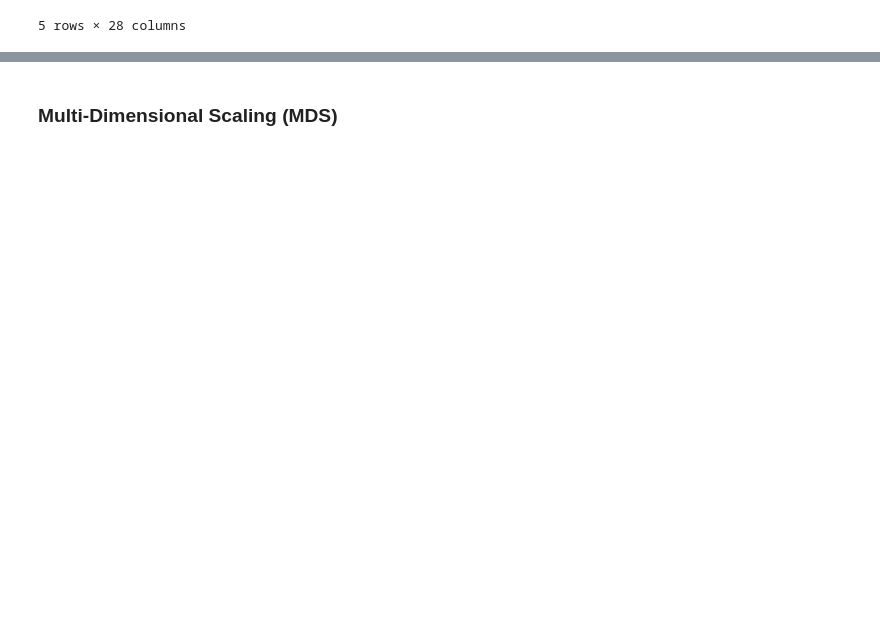
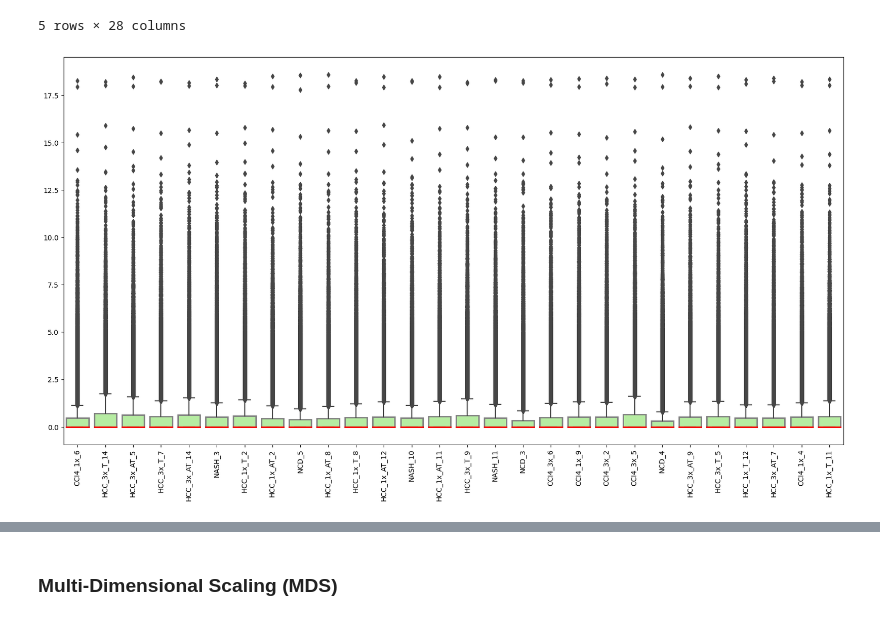
Before and after one commit to jigsaw-snu/NASH_HCC_liver-KRIBB_2022, a Jupyter notebook: srcs/rsem_star_deseq/sample_qc.ipynb, the cells around one changed output, grey strips where cells are left out. Saved outputs shown, nothing was run; the diff lists cells and outputs as text; code cells hidden in the pictures; blank space fills up the shorter version.

```diff
--- a/srcs/rsem_star_deseq/sample_qc.ipynb
+++ b/srcs/rsem_star_deseq/sample_qc.ipynb
@@ -209,3 +217,13 @@ tpm.head()
 | ENSMUSG00000000031.17 | 32.93 | 126.38 | 54.87 | 13.31 | 37.11 | 0.48 | 30.43 | 36.78 | ... |
 | ENSMUSG00000000037.18 | 0.04 | 0.09 | 0.09 | 0.04 | 0.05 | 0.01 | 0.03 | 0.04 | ... |
 5 rows × 28 columns
+# %%
+log_tpm = np.log2(tpm+1)
+#plt.ylim([0, 1])
+plt.figure(figsize=(20, 10))
+plt.xticks(rotation=90)
+boxpl = sns.boxplot(data=log_tpm,
+                    boxprops={'edgecolor':'grey', 'facecolor': '#B6ECA2', 'linewidth':2},
+                    medianprops={'color':'red', 'linewidth':2});
+# %% [output]
+[figure, added]
```
Also changed, not shown: parts of 81 cells of this notebook.
